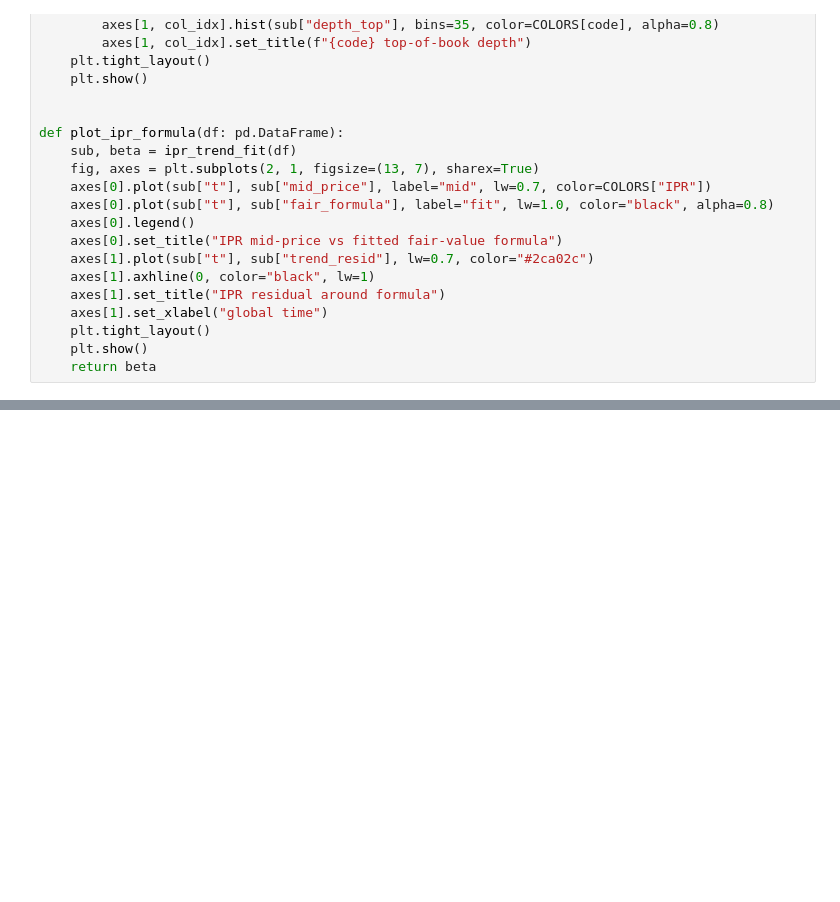
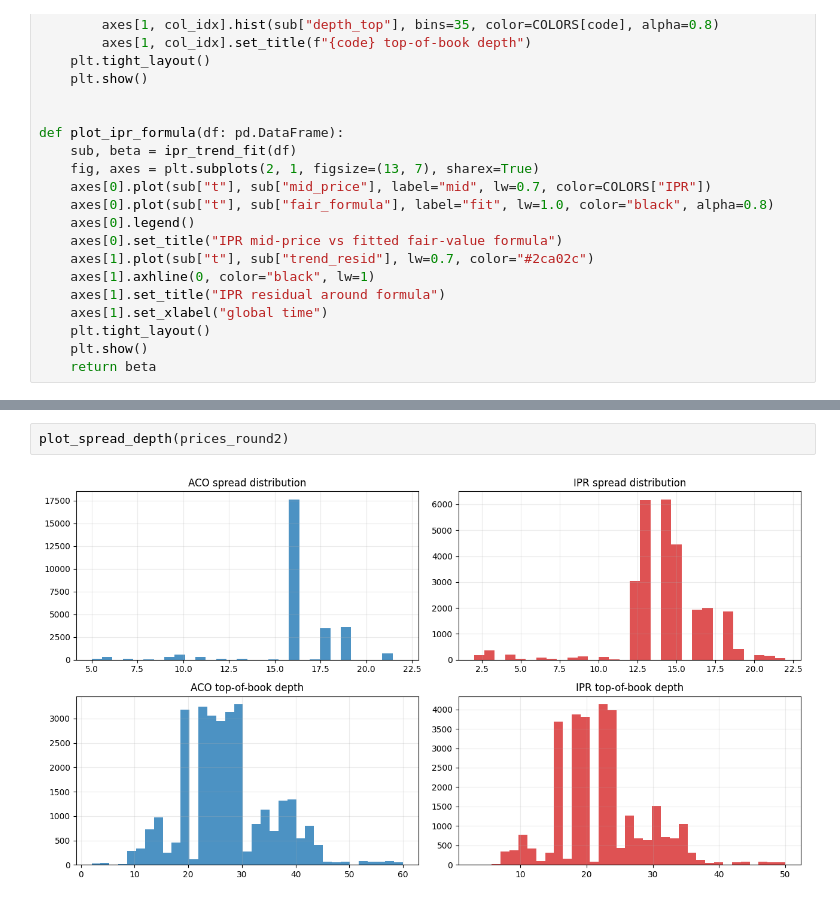
Before and after one commit to arkankau/asimc4, a Jupyter notebook: round2_eda.ipynb, the cells around one changed output, grey strips where cells are left out. Drawn from its saved outputs; the diff is of its cells as text; blank space fills up the shorter version.

```diff
--- a/round2_eda.ipynb
+++ b/round2_eda.ipynb
@@ -619,0 +387,4 @@ print(trade_summary(aligned))
+# %%
+plot_spread_depth(prices_round2)
+# %% [output]
+[figure, added]
```
Also changed, not shown: parts of 40 cells of this notebook, 43 other files.
